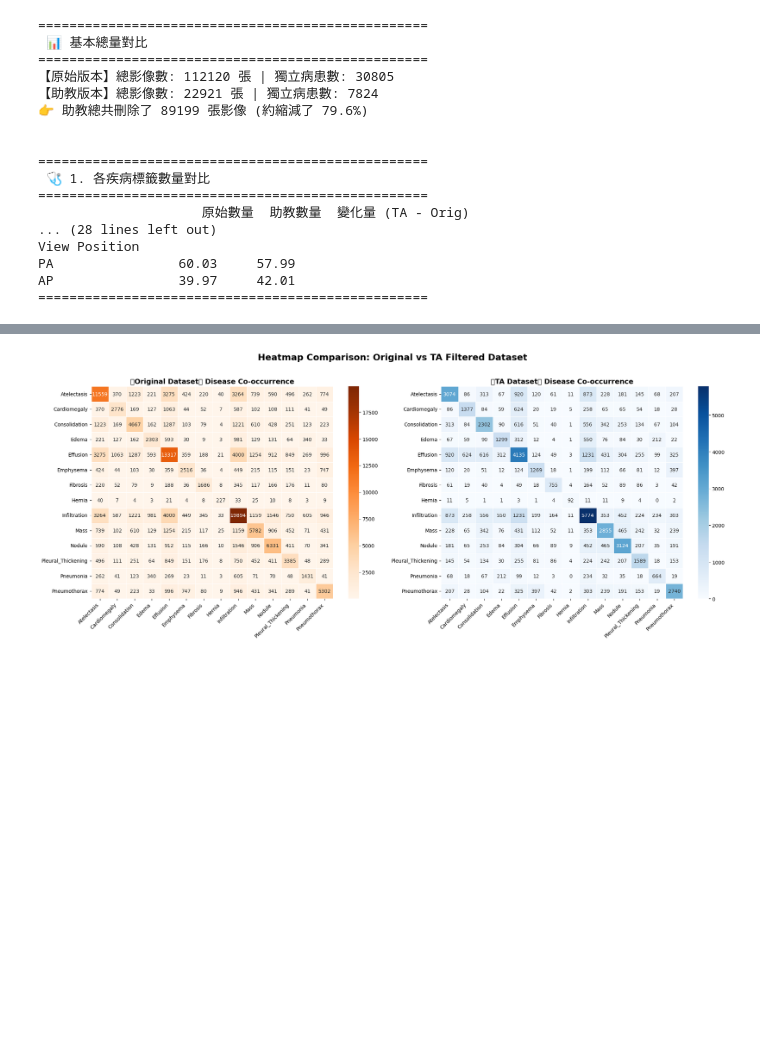
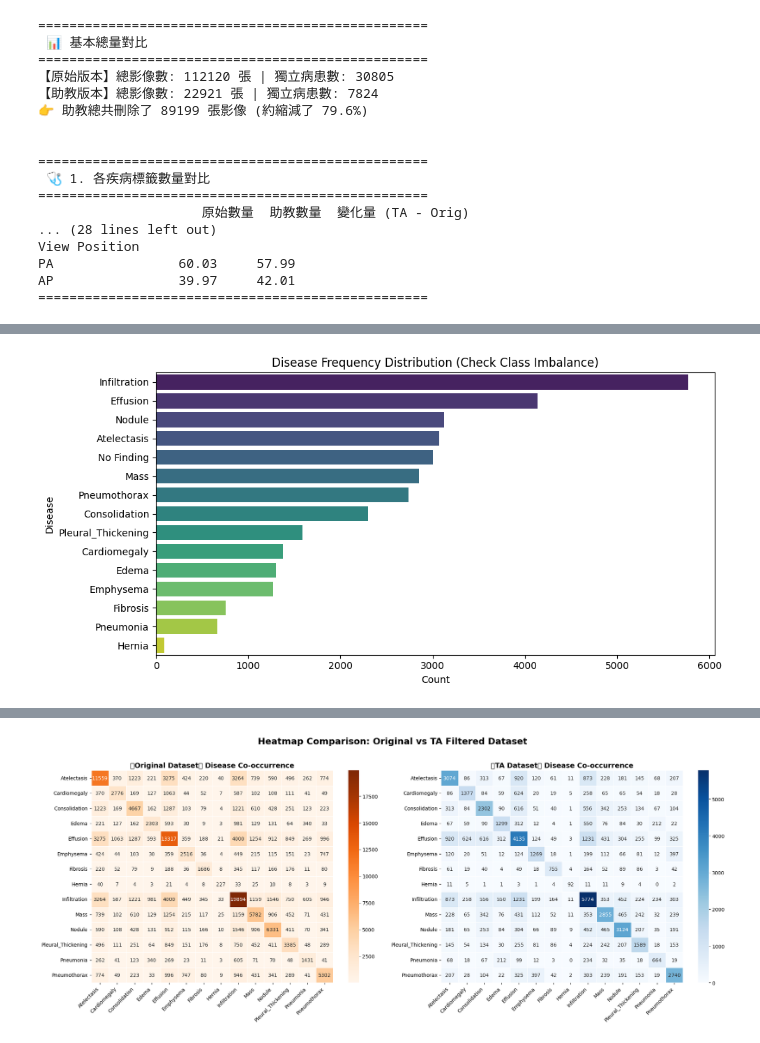
Before and after one commit to mysh212/AI-Final-Project, a Jupyter notebook: data-research.ipynb, the cells around one changed output, grey strips where cells are left out. Cells and saved outputs as stored; diff of their text form; code cells hidden in the pictures; blank space fills up the shorter version.

Commit message:
train 前置作業

```diff
--- a/data-research.ipynb
+++ b/data-research.ipynb
@@ -292,3 +292,93 @@ View Position
 PA                60.03     57.99
 AP                39.97     42.01
 ==================================================
+# %%
+df = pd.read_csv("助教挑選版_train_data.csv")
+# 清洗欄位名稱（去除前後空格）
+df.columns = df.columns.str.strip()
+
+print("--- 資料集基本資訊 ---")
+print(f"總影像張數: {len(df)}")
+print(f"不重複病患數: {df['Patient ID'].nunique()}\n")
+
+# =====================================================================
+# 考量 1 & 2：疾病獨立數量統計 與 多標籤轉換 (One-Hot Encoding)
+# =====================================================================
+# 找出所有不重複的疾病標籤
+all_labels = set()
+df['Finding Labels'].str.split('|').apply(all_labels.update)
+all_labels = sorted(list(all_labels))
+
+print(f"偵測到的所有獨立疾病種類: {all_labels}\n")
+
+# 進行多標籤轉換 (One-Hot Encoding)
+for label in all_labels:
+    df[label] = df['Finding Labels'].apply(lambda x: 1 if label in x.split('|') else 0)
+
+# 計算每種疾病的獨立總數
+label_counts = df[all_labels].sum().sort_values(ascending=False)
+
+print("--- 1. 各疾病獨立總計 (不論單獨或組合出現) ---")
+print(label_counts)
+print("\n")
+
+# 畫出類別分佈圖（檢查不平衡狀況）
+plt.figure(figsize=(10, 5))
+sns.barplot(x=label_counts.values, y=label_counts.index, palette="viridis")
+plt.title("Disease Frequency Distribution (Check Class Imbalance)")
+plt.xlabel("Count")
+plt.ylabel("Disease")
+plt.tight_layout()
+plt.show()
+
+# =====================================================================
+# 考量 3：疾病共病性（交集）熱圖分析
+# =====================================================================
+# 移除 'No Finding' 來計算疾病間的共病，因為它不會與其他疾病並存
+diseases_only = [l for l in all_labels if l != 'No Finding']
+
+# 計算共病矩陣 (Co-occurrence Matrix)
+# 矩陣中的值代表疾病 A 和 疾病 B 同時出現的影像張數
+co_matrix = df[diseases_only].T.dot(df[diseases_only])
+
+print("--- 3. 疾病共病矩陣 ---")
+print(co_matrix)
+print("\n")
+
+# 畫出共病熱圖
+plt.figure(figsize=(8, 6))
+# 為了更好觀察相關性，我們可以用相關係數矩陣，或者直接呈現張數
+sns.heatmap(co_matrix, annot=True, cmap="Blues", fmt="d", linewidths=.5)
+plt.title("Disease Co-occurrence Heatmap")
+plt.tight_layout()
+plt.show()
+
+# =====================================================================
+# 考量 4：PA/AP 姿勢與健康/不健康的相關性檢定（檢查數據洩漏）
+# =====================================================================
+# 定義「健康」為 'No Finding'，其餘為「不健康 (Has Disease)」
+df['Health Status'] = df['No Finding'].apply(lambda x: 'Healthy' if x == 1 else 'Sick')
+
+# 建立交叉表 (Contingency Table)
+pa_ap_vs_health = pd.crosstab(df['View Position'], df['Health Status'])
+
+print("--- 4. PA/AP 姿勢 vs 健康狀態交叉表 ---")
+print(pa_ap_vs_health)
+print("\n")
+
+# 計算比例（看百分比更直觀）
+pa_ap_vs_health_pct = pd.crosstab(df['View Position'], df['Health Status'], normalize='index') * 100
+print("--- PA/AP 姿勢 vs 健康狀態比例 (%) ---")
+print(pa_ap_vs_health_pct.round(2))
+print("\n")
+
+# 視覺化：百分比堆疊條形圖
+pa_ap_vs_health_pct.plot(kind='bar', stacked=True, color=['#2ecc71', '#e74c3c'], figsize=(8, 5))
+plt.title("View Position (PA/AP) vs Health Status (Potential Data Leakage Check)")
+plt.ylabel("Percentage (%)")
+plt.xlabel("View Position")
+plt.xticks(rotation=0)
+plt.legend(title="Status")
+plt.tight_layout()
+plt.show()
+# %% [output]
@@ -294,0 +405 @@ AP                39.97     42.01
+[figure, added]
```
Also changed, not shown: parts of 4 cells of this notebook, 2 other files.
